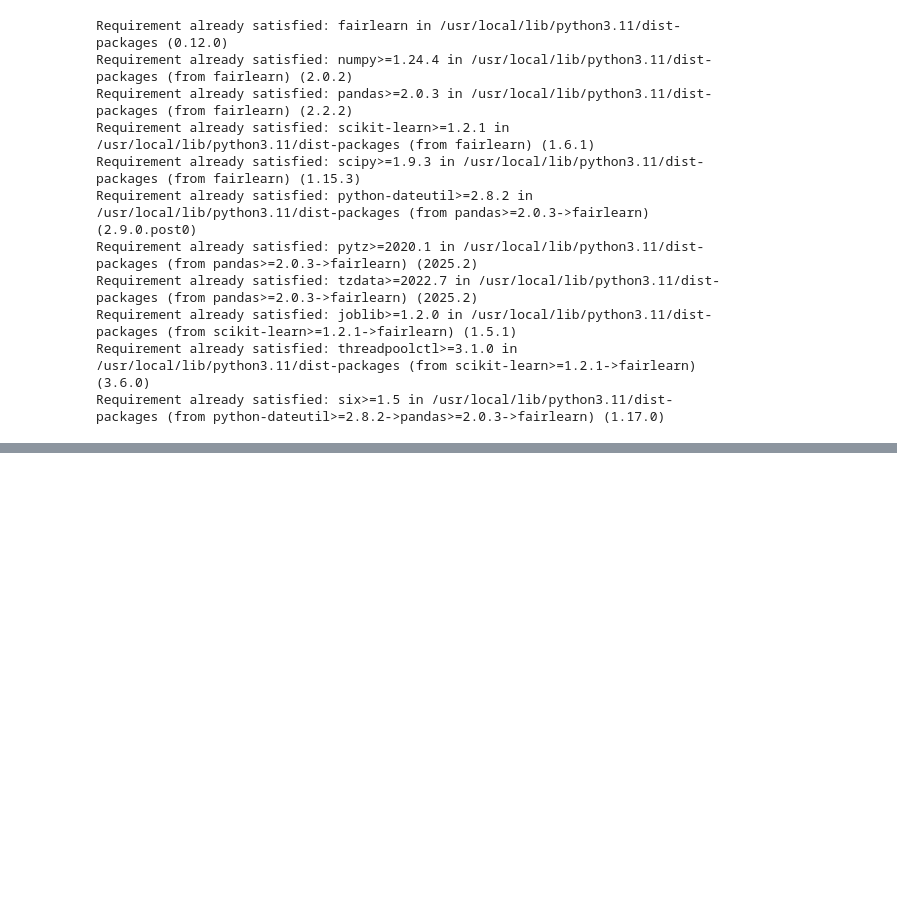
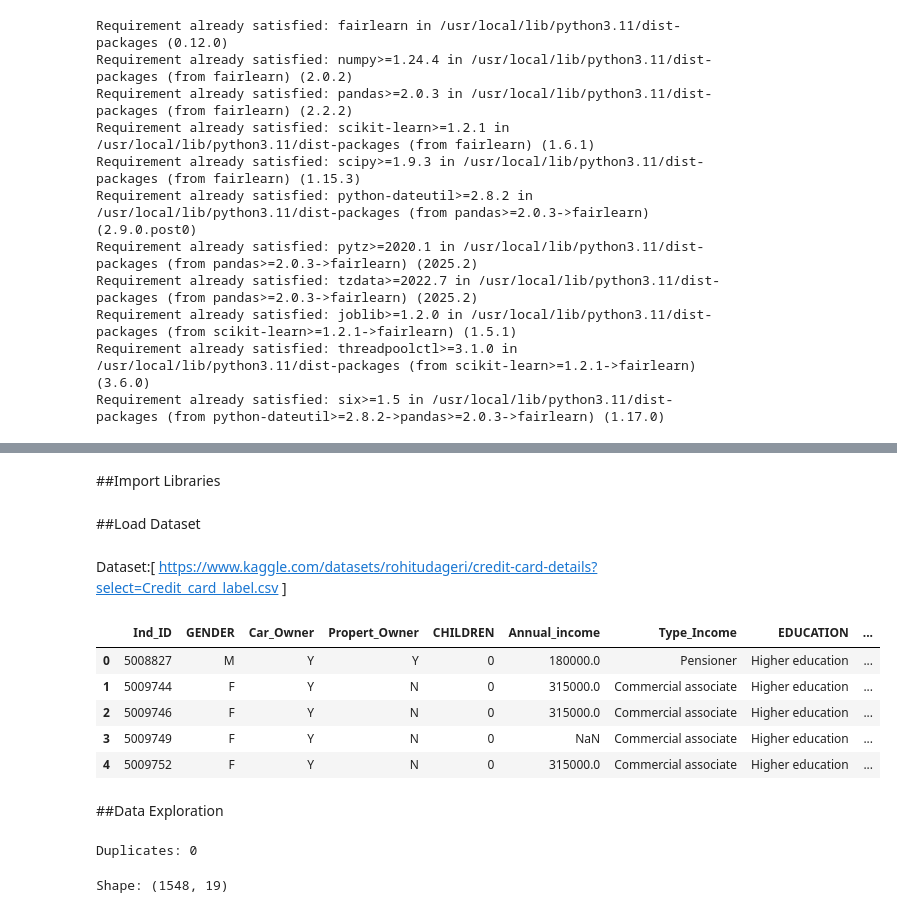
Before and after one commit to lakshghosh04/lakshghosh04, a Jupyter notebook: Ethical main.ipynb, the cells around one changed output, grey strips where cells are left out. Cells and saved outputs as stored; diff of their text form; code cells hidden in the pictures; blank space fills up the shorter version.

```diff
--- a/Ethical main.ipynb
+++ b/Ethical main.ipynb
@@ -160,0 +25,2 @@ Type_Income     0.989  0.019  0.091
+# %% [markdown]
+##Import Libraries
@@ -160,0 +40,26 @@ Type_Income     0.989  0.019  0.091
+# %% [markdown]
+##Load Dataset
+# %% [markdown]
+Dataset:[ https://www.kaggle.com/datasets/rohitudageri/credit-card-details?select=Credit_card_label.csv ]
+# %%
+apps   = pd.read_csv("Credit_card.csv")
+labels = pd.read_csv("Credit_card_label.csv")
+df     = apps.merge(labels, on="Ind_ID", how="inner")
+df.head()
+# %% [output]
+|  | Ind_ID | GENDER | Car_Owner | Propert_Owner | CHILDREN | Annual_income | Type_Income | EDUCATION | ... |
+| 0 | 5008827 | M | Y | Y | 0 | 180000.0 | Pensioner | Higher education | ... |
+| 1 | 5009744 | F | Y | N | 0 | 315000.0 | Commercial associate | Higher education | ... |
+| 2 | 5009746 | F | Y | N | 0 | 315000.0 | Commercial associate | Higher education | ... |
+| 3 | 5009749 | F | Y | N | 0 | NaN | Commercial associate | Higher education | ... |
+| 4 | 5009752 | F | Y | N | 0 | 315000.0 | Commercial associate | Higher education | ... |
+# %% [markdown]
+##Data Exploration
+# %%
+print("Duplicates:", df.duplicated().sum())
+# %% [output]
+Duplicates: 0
+# %%
+print("Shape:", df.shape)
+# %% [output]
+Shape: (1548, 19)
```
Also changed, not shown: parts of 22 cells of this notebook.
